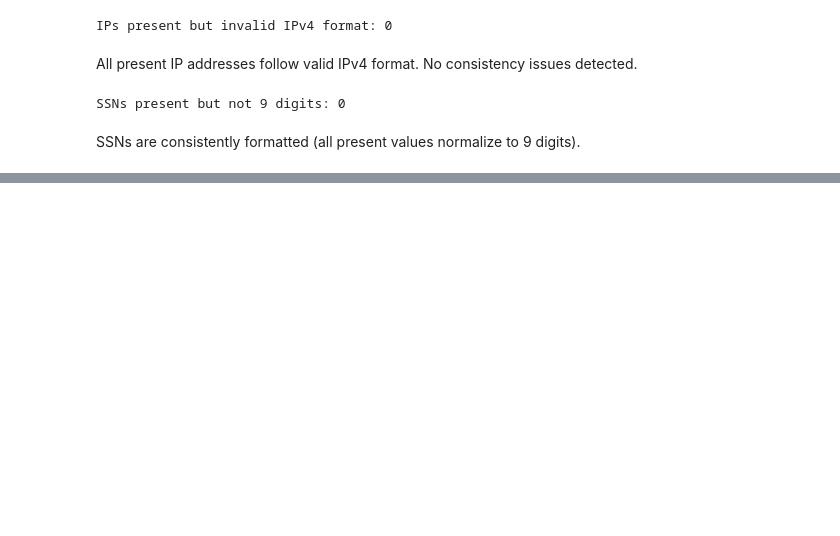
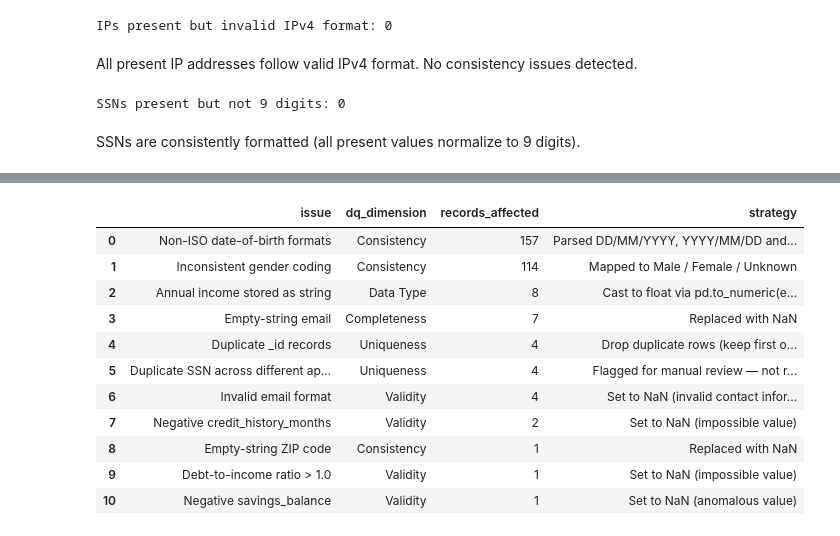
Before and after one commit to afonsojoao2001/dego-project-team12, a Jupyter notebook: notebooks/01-data-quality.ipynb, the cells around one changed output, grey strips where cells are left out. Saved outputs shown, nothing was run; the diff lists cells and outputs as text; code cells hidden in the pictures; blank space fills up the shorter version.

```diff
--- a/notebooks/01-data-quality.ipynb
+++ b/notebooks/01-data-quality.ipynb
@@ -492,0 +1318,5 @@ SSNs are consistently formatted (all present values normalize to 9 digits).
+# %%
+# Create clean copy — df_work preserved unchanged for audit
+df_clean = df_work.copy()
+n_raw = len(df_clean)
+print(f"Starting records: {n_raw}")
@@ -492,0 +1602,12 @@ SSNs are consistently formatted (all present values normalize to 9 digits).
+# %%
+income_col = "financials_annual_income_canonical"
+
+str_income = df_clean[income_col].apply(lambda x: isinstance(x, str))
+print(f"Records with income stored as string before: {str_income.sum()}")
+if str_income.any():
+    display(df_clean.loc[str_income, ["_id", "applicant_info_full_name", income_col]])
+
+df_clean[income_col] = pd.to_numeric(df_clean[income_col], errors="coerce")
+
+print(f"Records with income stored as string after: {df_clean[income_col].apply(lambda x: isinstance(x, str)).sum()}")
+print(f"Income column dtype: {df_clean[income_col].dtype}")
@@ -492,0 +1664,65 @@ SSNs are consistently formatted (all present values normalize to 9 digits).
+# %%
+remediation_summary = pd.DataFrame([
+    {"issue": "Duplicate _id records",
+     "dq_dimension": "Uniqueness",
+     "records_affected": int(df_work.duplicated(subset="_id", keep=False).sum()),
+     "strategy": f"Drop duplicate rows (keep first occurrence); {int(n_raw - n_after_dedup)} records removed"},
+    {"issue": "Duplicate SSN across different applicants",
+    "dq_dimension": "Uniqueness",
+    "records_affected": int(df_clean["dq_flag_dup_ssn"].sum()),
+    "strategy": "Flagged for manual review — not removed"},
+    {"issue": "Inconsistent gender coding",
+     "dq_dimension": "Consistency",
+     "records_affected": int(df_work["applicant_info_gender"].isin(["M", "F", ""]).sum() +
+                            df_work["applicant_info_gender"].isna().sum()),
+     "strategy": "Mapped to Male / Female / Unknown"},
+    {"issue": "Non-ISO date-of-birth formats",
+     "dq_dimension": "Consistency",
+     "records_affected": int(df_work["dq_flag_dob_non_iso_format"].sum()),
+     "strategy": "Parsed DD/MM/YYYY, YYYY/MM/DD and MM/DD/YYYY to YYYY-MM-DD"},
+    {"issue": "Empty-string ZIP code",
+     "dq_dimension": "Consistency",
+     "records_affected": int(df_work["dq_flag_zip_blank_string"].sum()),
+     "strategy": "Replaced with NaN"},
+    {"issue": "Empty-string email",
+     "dq_dimension": "Completeness",
+     "records_affected": int(df_work["dq_flag_email_blank_string"].sum()),
+     "strategy": "Replaced with NaN"},
+    {"issue": "Negative credit_history_months",
+     "dq_dimension": "Validity",
+     "records_affected": int(df_work["dq_flag_neg_credit_history_months"].sum()),
+     "strategy": "Set to NaN (impossible value)"},
+    {"issue": "Debt-to-income ratio > 1.0",
+     "dq_dimension": "Validity",
+     "records_affected": int(df_work["dq_flag_dti_over_1"].sum()),
+     "strategy": "Set to NaN (impossible value)"},
+    {"issue": "Negative savings_balance",
+     "dq_dimension": "Validity",
+     "records_affected": int(df_work["dq_flag_neg_savings_balance"].sum()),
+     "strategy": "Set to NaN (anomalous value)"},
+    {"issue": "Invalid email format",
+     "dq_dimension": "Validity",
+     "records_affected": int(df_work["dq_flag_email_invalid_format"].sum()),
+     "strategy": "Set to NaN (invalid contact information)"},
+    {"issue": "Annual income stored as string",
+     "dq_dimension": "Data Type",
+     "records_affected": int(df_work["dq_flag_income_string_type"].sum()),
+     "strategy": "Cast to float via pd.to_numeric(errors='coerce')"},
+])
+
+remediation_summary = remediation_summary.sort_values("records_affected", ascending=False).reset_index(drop=True)
+display(remediation_summary)
+print(f"\ndf_clean shape: {df_clean.shape} (raw was {n_raw} rows)")
+# %% [output]
+|  | issue | dq_dimension | records_affected | strategy |
+| 0 | Non-ISO date-of-birth formats | Consistency | 157 | Parsed DD/MM/YYYY, YYYY/MM/DD and... |
+| 1 | Inconsistent gender coding | Consistency | 114 | Mapped to Male / Female / Unknown |
+| 2 | Annual income stored as string | Data Type | 8 | Cast to float via pd.to_numeric(e... |
+| 3 | Empty-string email | Completeness | 7 | Replaced with NaN |
+| 4 | Duplicate _id records | Uniqueness | 4 | Drop duplicate rows (keep first o... |
+| 5 | Duplicate SSN across different ap... | Uniqueness | 4 | Flagged for manual review — not r... |
+| 6 | Invalid email format | Validity | 4 | Set to NaN (invalid contact infor... |
+| 7 | Negative credit_history_months | Validity | 2 | Set to NaN (impossible value) |
+| 8 | Empty-string ZIP code | Consistency | 1 | Replaced with NaN |
+| 9 | Debt-to-income ratio > 1.0 | Validity | 1 | Set to NaN (impossible value) |
+| 10 | Negative savings_balance | Validity | 1 | Set to NaN (anomalous value) |
```
Also changed, not shown: parts of 60 cells of this notebook.
